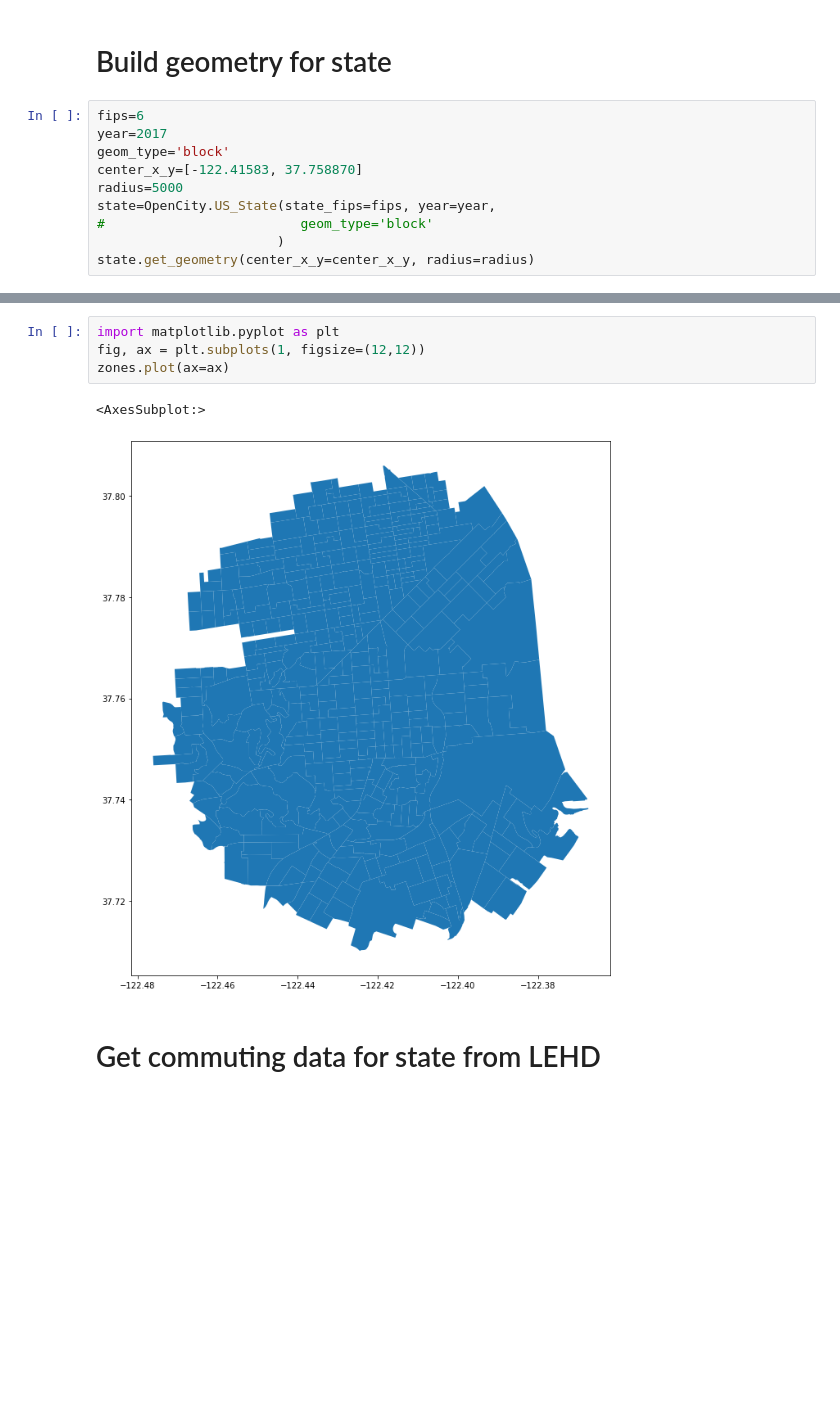
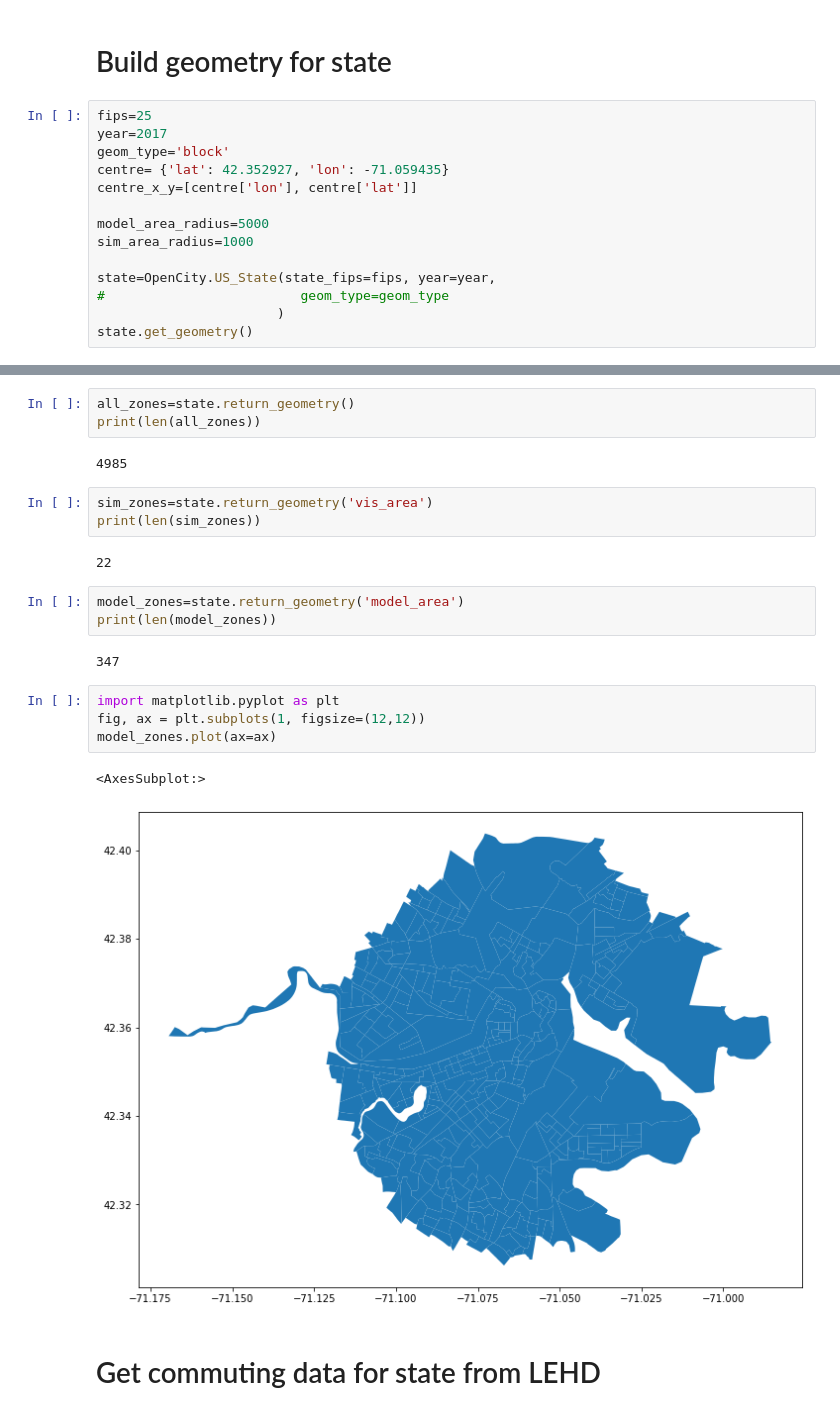
Before and after one commit to doorleyr/CS_Spatial_Modules, a Jupyter notebook: basic_example.ipynb, the cells around one changed output, grey strips where cells are left out. Cells and saved outputs as stored; diff of their text form; blank space fills up the shorter version.

Commit message:
More general subsetting of areas by distance

```diff
--- a/basic_example.ipynb
+++ b/basic_example.ipynb
@@ -3,13 +3,17 @@ import OpenCity
 # %% [markdown]
 # Build geometry for state
 # %%
-fips=6
+fips=25
 year=2017
 geom_type='block'
-center_x_y=[-122.41583, 37.758870]
-radius=5000
+centre= {'lat': 42.352927, 'lon': -71.059435}
+centre_x_y=[centre['lon'], centre['lat']]
+
+model_area_radius=5000
+sim_area_radius=1000
+
 state=OpenCity.US_State(state_fips=fips, year=year,
-#                         geom_type='block'
+#                         geom_type=geom_type
                        )
-state.get_geometry(center_x_y=center_x_y, radius=radius)
+state.get_geometry()
 # %% [output]
@@ -23,10 +28,25 @@ zones=state.get_geometries_included()
+# %%
+all_zones=state.return_geometry()
+print(len(all_zones))
+# %% [output]
+4985
+# %%
+sim_zones=state.return_geometry('vis_area')
+print(len(sim_zones))
+# %% [output]
+22
+# %%
+model_zones=state.return_geometry('model_area')
+print(len(model_zones))
+# %% [output]
+347
 # %%
 import matplotlib.pyplot as plt
 fig, ax = plt.subplots(1, figsize=(12,12))
-zones.plot(ax=ax)
+model_zones.plot(ax=ax)
 # %% [output]
 <AxesSubplot:>
-[figure, old version]
+[figure, new version]
 # %% [markdown]
 # Get commuting data for state from LEHD
 # %%
```
Also changed, not shown: parts of 7 cells of this notebook, 1 other file.
